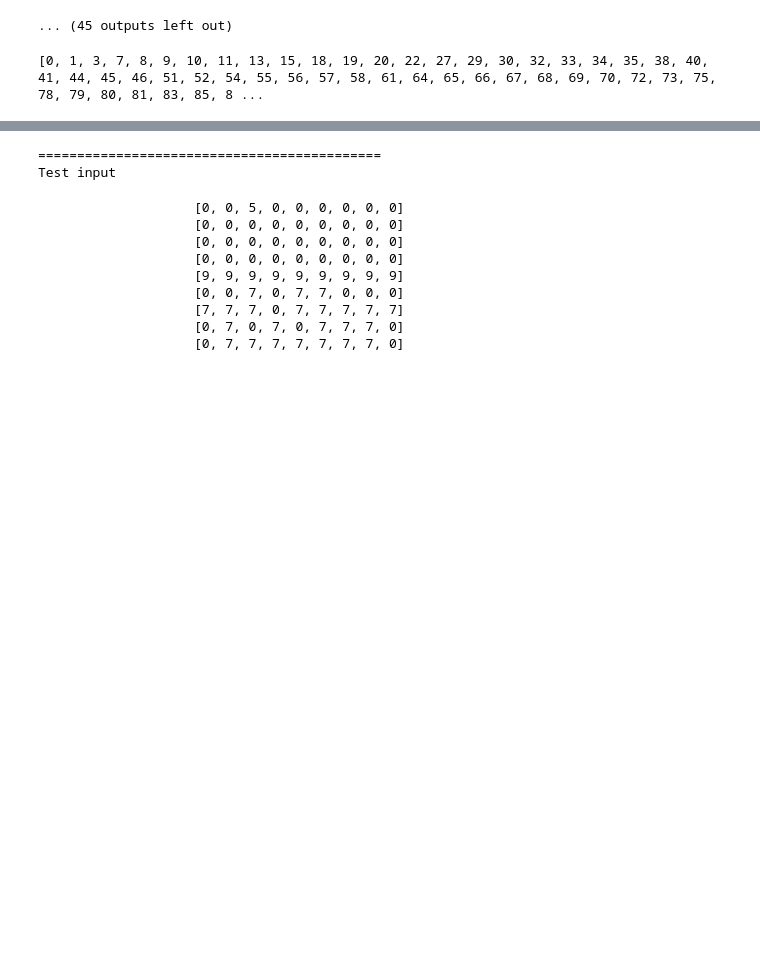
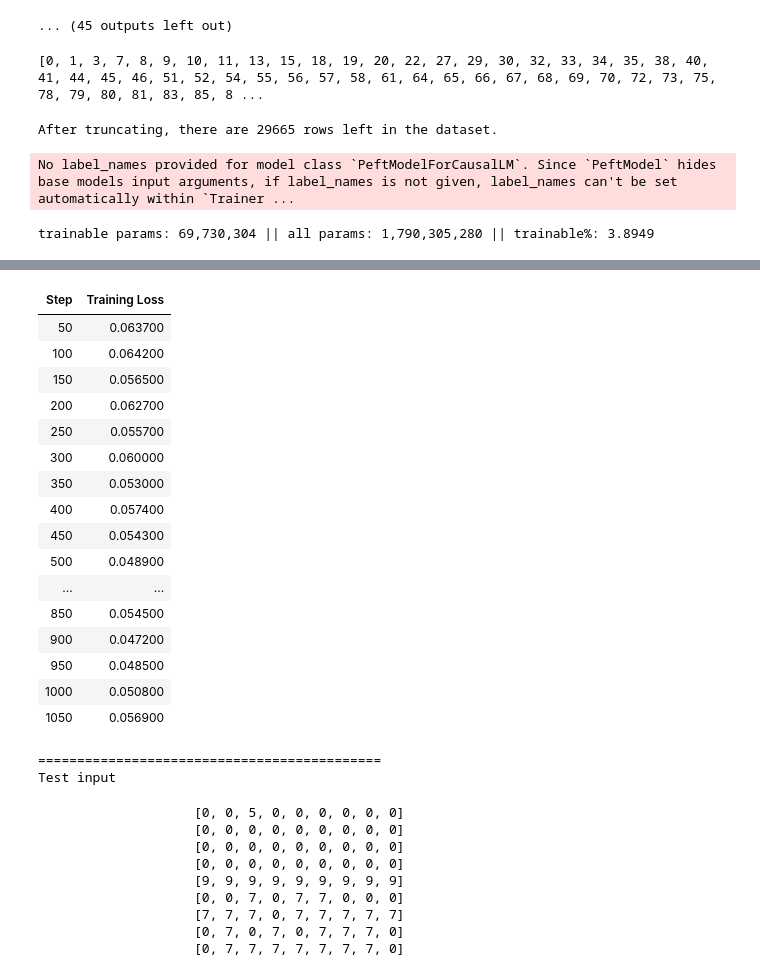
Before and after one commit to gs20119/ArcProject, a Jupyter notebook: train_qwen.ipynb, the cells around one changed output, grey strips where cells are left out. Cells and saved outputs as stored; diff of their text form; code cells hidden in the pictures; blank space fills up the shorter version.

```diff
--- a/train_qwen.ipynb
+++ b/train_qwen.ipynb
@@ -134,3 +132,9 @@ dfsimple = sample_data(dataset, task_list, n_row=n_train+n_eval, indices=simple_
 dfhard = sample_data(dataset, task_list, n_row=n_train+n_eval, indices=hard_tasks, random=56)
 train_dataset = Dataset.from_pandas(df300).select(range(n_train))
 # solver.train(train_dataset)
+solver.prepare_train()
+solver.train_rlvr(train_dataset, checkpoint="20250709_120108/checkpoint-final")
+# %% [output]
+After truncating, there are 29665 rows left in the dataset.
+No label_names provided for model class `PeftModelForCausalLM`. Since `PeftModel` hides base models input arguments, if label_names is not given, label_names can't be set automatically within `Trainer ...
+trainable params: 69,730,304 || all params: 1,790,305,280 || trainable%: 3.8949
@@ -137,3 +142,20 @@ train_dataset = Dataset.from_pandas(df300).select(range(n_train))
+| Step | Training Loss |
+| 50 | 0.063700 |
+| 100 | 0.064200 |
+| 150 | 0.056500 |
+| 200 | 0.062700 |
+| 250 | 0.055700 |
+| 300 | 0.060000 |
+| 350 | 0.053000 |
+| 400 | 0.057400 |
+| 450 | 0.054300 |
+| 500 | 0.048900 |
+| ... | ... |
+| 850 | 0.054500 |
+| 900 | 0.047200 |
+| 950 | 0.048500 |
+| 1000 | 0.050800 |
+| 1050 | 0.056900 |
 # %%
 n_eval = 100
 solver.prepare_evaluation(select_adapter="20250709_120108") # make sure you set the right model
```
Also changed, not shown: parts of 3 cells of this notebook, 3 other files.
